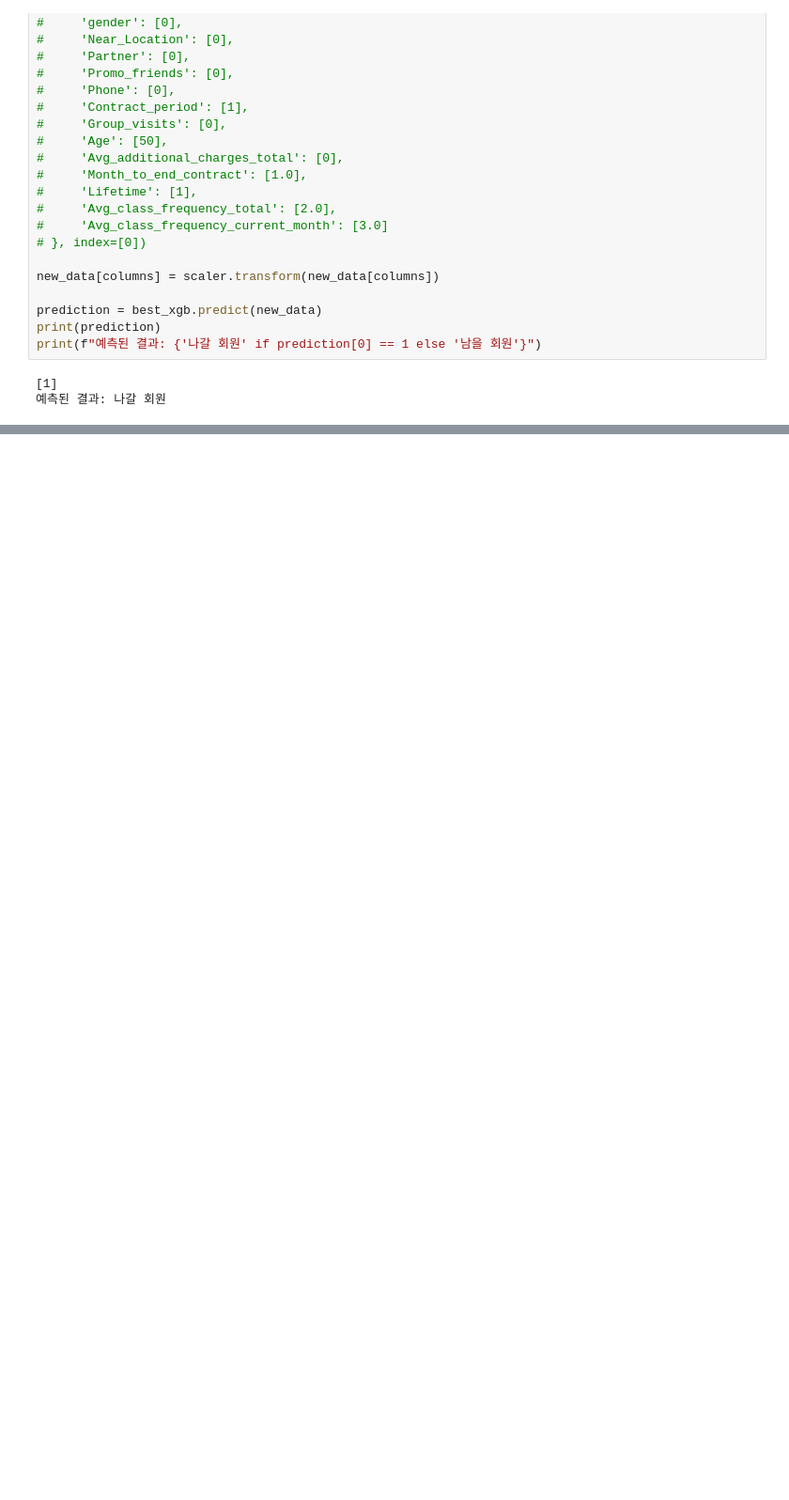
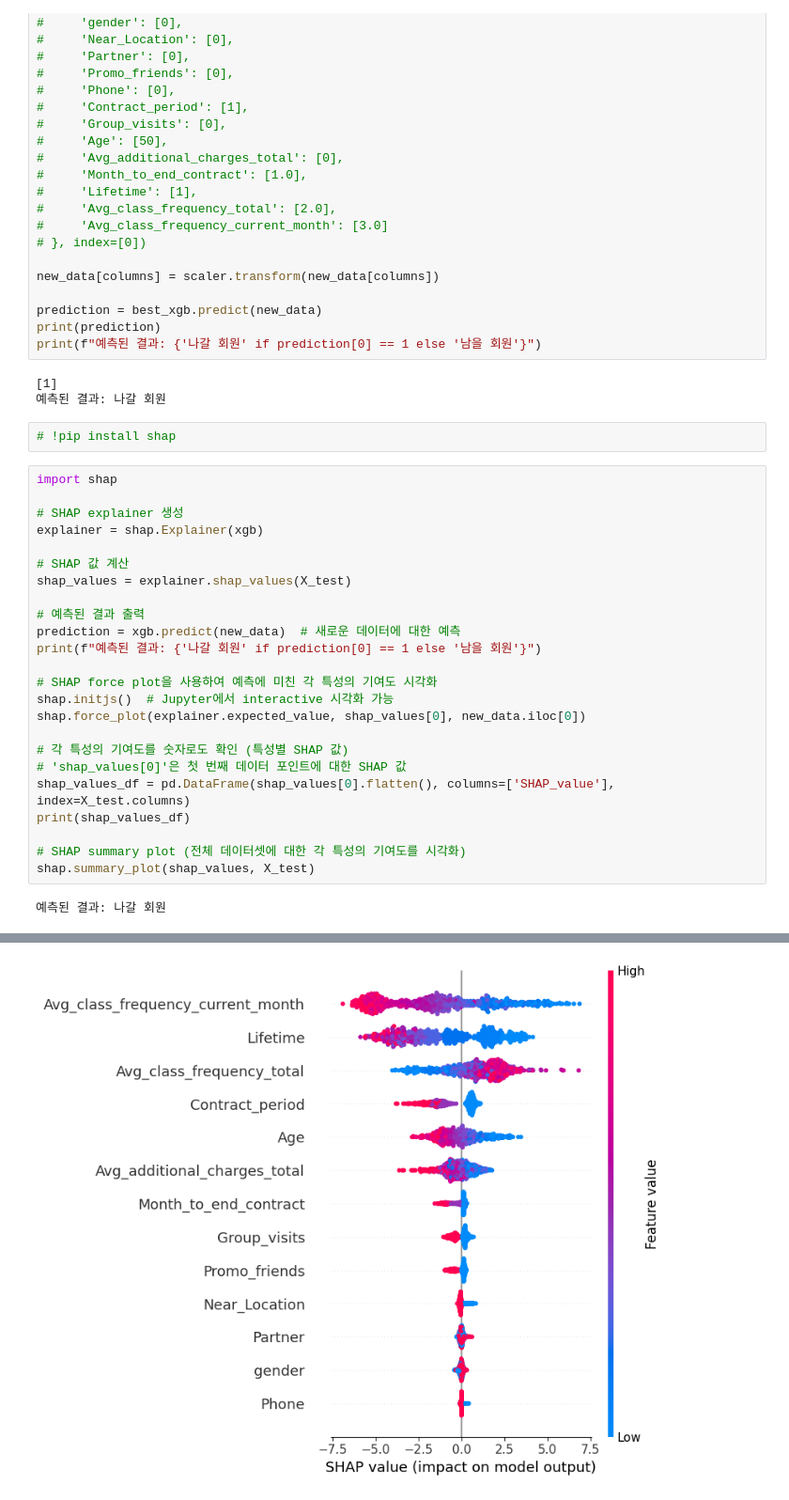
Before and after one commit to SKNETWORKS-FAMILY-AICAMP/SKN09-2nd-5Team, a Jupyter notebook: ml_tested_list/XGBoost.ipynb, the cells around one changed output, grey strips where cells are left out. Shown: that part at 94% size. Saved outputs shown, nothing was run; the diff lists cells and outputs as text; blank space fills up the shorter version.

Commit message:
add_shap

```diff
--- a/ml_tested_list/XGBoost.ipynb
+++ b/ml_tested_list/XGBoost.ipynb
@@ -288,3 +288,31 @@ print(f"예측된 결과: {'나갈 회원' if prediction[0] == 1 else '남을
 # %% [output]
 [1]
 예측된 결과: 나갈 회원
+# %%
+# !pip install shap
+# %%
+import shap
+
+# SHAP explainer 생성
+explainer = shap.Explainer(xgb)
+
+# SHAP 값 계산
+shap_values = explainer.shap_values(X_test)
+
+# 예측된 결과 출력
+prediction = xgb.predict(new_data)  # 새로운 데이터에 대한 예측
+print(f"예측된 결과: {'나갈 회원' if prediction[0] == 1 else '남을 회원'}")
+
+# SHAP force plot을 사용하여 예측에 미친 각 특성의 기여도 시각화
+shap.initjs()  # Jupyter에서 interactive 시각화 가능
+shap.force_plot(explainer.expected_value, shap_values[0], new_data.iloc[0])
+
+# 각 특성의 기여도를 숫자로도 확인 (특성별 SHAP 값)
+# 'shap_values[0]'은 첫 번째 데이터 포인트에 대한 SHAP 값
+shap_values_df = pd.DataFrame(shap_values[0].flatten(), columns=['SHAP_value'], index=X_test.columns)
+print(shap_values_df)
+
+# SHAP summary plot (전체 데이터셋에 대한 각 특성의 기여도를 시각화)
+shap.summary_plot(shap_values, X_test)
+# %% [output]
+예측된 결과: 나갈 회원
@@ -290,0 +334 @@ print(f"예측된 결과: {'나갈 회원' if prediction[0] == 1 else '남을
+[figure, added]
```
Also changed, not shown: parts of 1 cell of this notebook, 1 other file.
